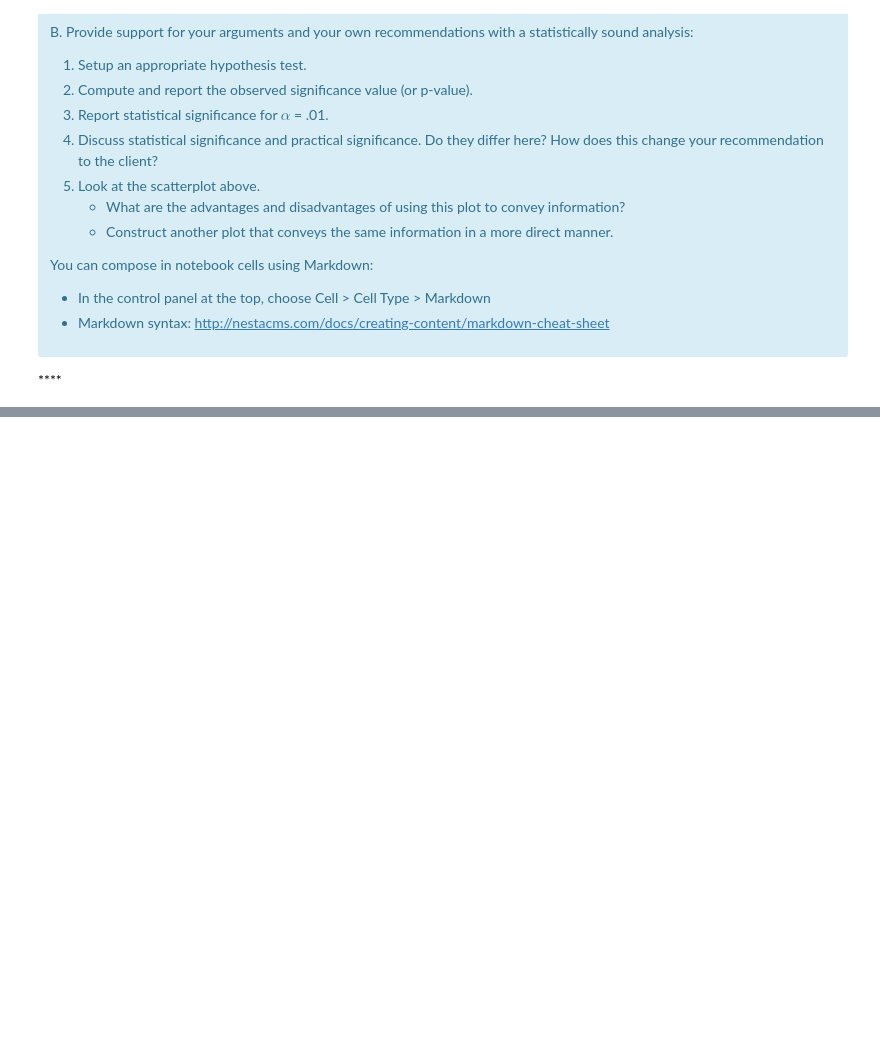
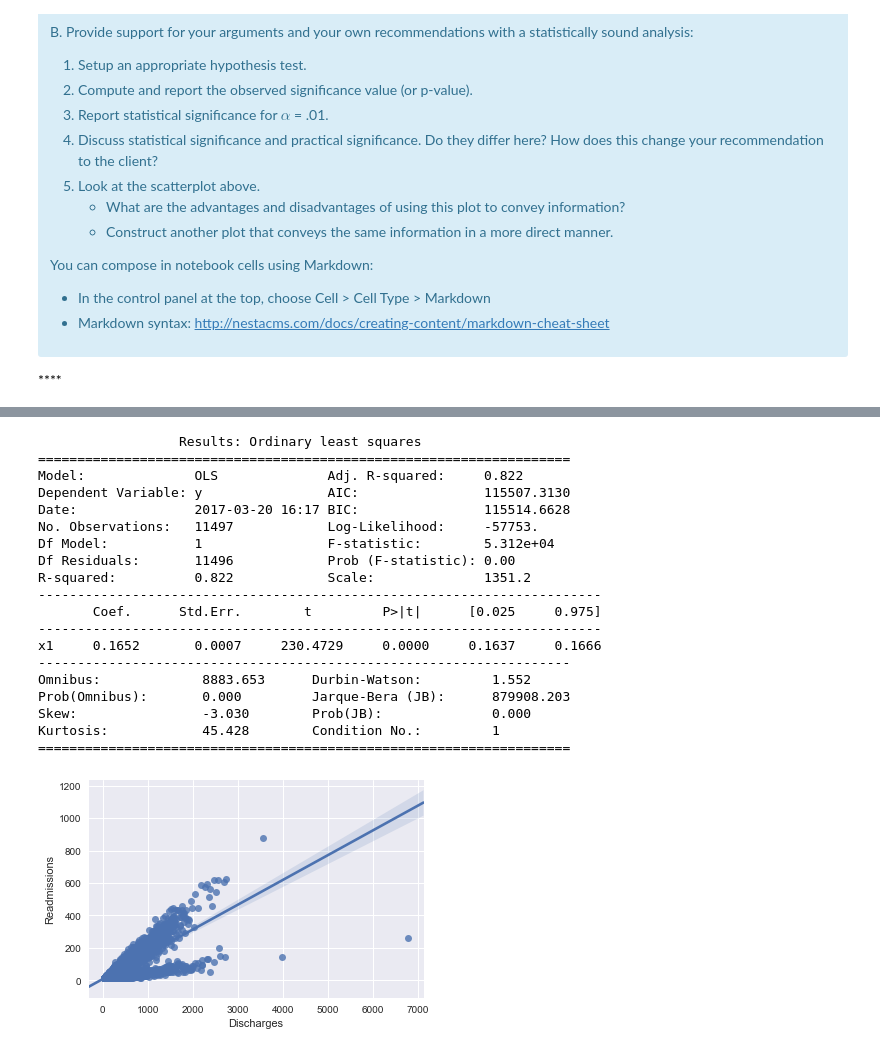
Before and after one commit to JCardenasRdz/SpringBoard, a Jupyter notebook: Projects/11_EDA_Reduce_Hospital_Readmissions/sliderule_dsi_inferential_statistics_exercise_3_SOLUTION.ipynb, the cells around one changed output, grey strips where cells are left out. Saved outputs shown, nothing was run; the diff lists cells and outputs as text; code cells hidden in the pictures; blank space fills up the shorter version.

```diff
--- a/Projects/11_EDA_Reduce_Hospital_Readmissions/sliderule_dsi_inferential_statistics_exercise_3_SOLUTION.ipynb
+++ b/Projects/11_EDA_Reduce_Hospital_Readmissions/sliderule_dsi_inferential_statistics_exercise_3_SOLUTION.ipynb
@@ -116,0 +216,23 @@ You can compose in notebook cells using Markdown:
+# %%
+linear_fitting(df.copy(),'Discharges','Readmissions')
+# %% [output]
+                  Results: Ordinary least squares
+====================================================================
+Model:              OLS              Adj. R-squared:     0.822
+Dependent Variable: y                AIC:                115507.3130
+Date:               2017-03-20 16:17 BIC:                115514.6628
+No. Observations:   11497            Log-Likelihood:     -57753.
+Df Model:           1                F-statistic:        5.312e+04
+Df Residuals:       11496            Prob (F-statistic): 0.00
+R-squared:          0.822            Scale:              1351.2
+------------------------------------------------------------------------
+       Coef.      Std.Err.        t         P>|t|      [0.025     0.975]
+------------------------------------------------------------------------
+x1     0.1652       0.0007     230.4729     0.0000     0.1637     0.1666
+--------------------------------------------------------------------
+Omnibus:             8883.653      Durbin-Watson:         1.552
+Prob(Omnibus):       0.000         Jarque-Bera (JB):      879908.203
+Skew:                -3.030        Prob(JB):              0.000
+Kurtosis:            45.428        Condition No.:         1
+====================================================================
+[figure, added]
```
Also changed, not shown: parts of 20 cells of this notebook, 3 other files.
